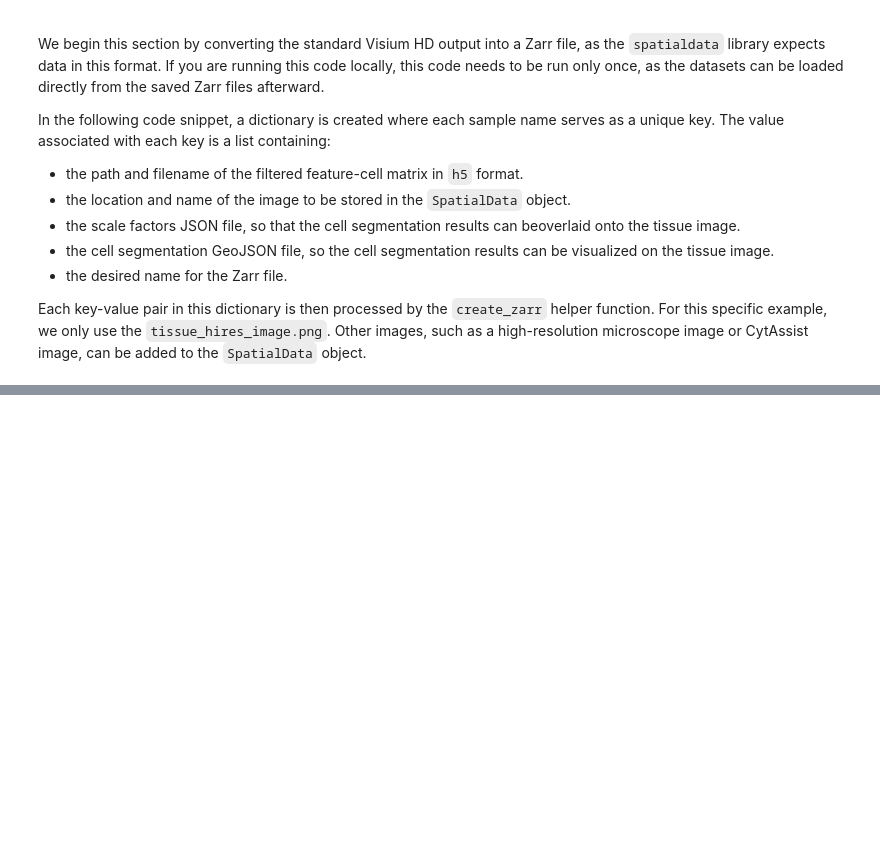
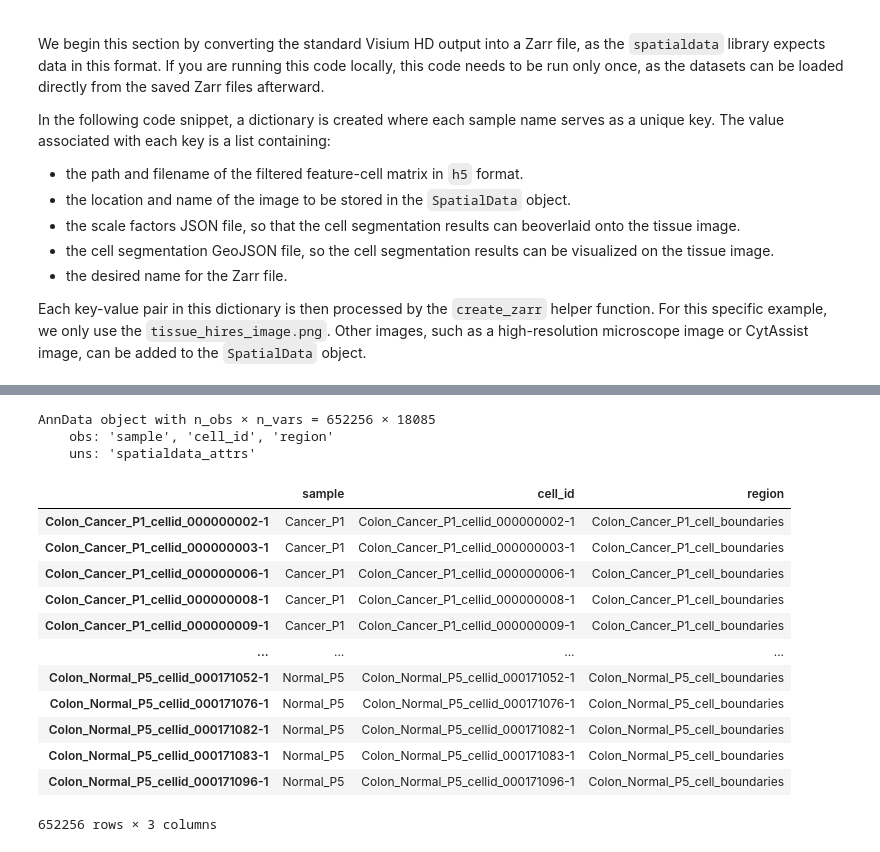
Before and after one commit to jmakings/visiumhd, a Jupyter notebook: notebooks/00_visium_hd_multi_sample_comparison_python.ipynb, the cells around one changed output, grey strips where cells are left out. Saved outputs shown, nothing was run; the diff lists cells and outputs as text; code cells hidden in the pictures; blank space fills up the shorter version.

```diff
--- a/notebooks/00_visium_hd_multi_sample_comparison_python.ipynb
+++ b/notebooks/00_visium_hd_multi_sample_comparison_python.ipynb
@@ -352,0 +378,36 @@ FileNotFoundError: [Errno 2] Unable to synchronously open file (unable to open f
+# %%
+%%time
+
+# Loading the zarr files
+visium_hd_zarr_paths = {
+    "Cancer_P1": "./Colon_Cancer_P1",
+    "Cancer_P2": "./Colon_Cancer_P2",
+    "Normal_P3": "./Colon_Normal_P3",
+    "Normal_P5": "./Colon_Normal_P5"
+}
+
+
+# Loading samples into a dictionary
+sdatas = []
+for key, path in visium_hd_zarr_paths.items():
+    sdata = spd.read_zarr(path)
+
+    for table in sdata.tables.values():
+        table.var_names_make_unique()
+        table.obs["sample"] = key
+
+    sdatas.append(sdata)
+    del sdata, table
+    gc.collect()
+# Concatenate
+concatenated_sdata = spd.concatenate(sdatas, concatenate_tables=True)
+
+concatenated_sdata.write("concatenated_sdata", overwrite=True)
+
+del concatenated_sdata,sdatas,visium_hd_zarr_paths, key, path
+gc.collect()
+
+concatenated_sdata = spd.read_zarr("concatenated_sdata")
+
+print("---------------------------------")
+print(concatenated_sdata)
@@ -352,0 +484,23 @@ FileNotFoundError: [Errno 2] Unable to synchronously open file (unable to open f
+# %%
+adata = concatenated_sdata["segmentation_counts"] # we link the AnnData Table in the SpatialData object to the variable adata to make the code easier to read
+adata
+# %% [output]
+AnnData object with n_obs × n_vars = 652256 × 18085
+    obs: 'sample', 'cell_id', 'region'
+    uns: 'spatialdata_attrs'
+# %%
+adata.obs
+# %% [output]
+|  | sample | cell_id | region |
+| Colon_Cancer_P1_cellid_000000002-1 | Cancer_P1 | Colon_Cancer_P1_cellid_000000002-1 | Colon_Cancer_P1_cell_boundaries |
+| Colon_Cancer_P1_cellid_000000003-1 | Cancer_P1 | Colon_Cancer_P1_cellid_000000003-1 | Colon_Cancer_P1_cell_boundaries |
+| Colon_Cancer_P1_cellid_000000006-1 | Cancer_P1 | Colon_Cancer_P1_cellid_000000006-1 | Colon_Cancer_P1_cell_boundaries |
+| Colon_Cancer_P1_cellid_000000008-1 | Cancer_P1 | Colon_Cancer_P1_cellid_000000008-1 | Colon_Cancer_P1_cell_boundaries |
+| Colon_Cancer_P1_cellid_000000009-1 | Cancer_P1 | Colon_Cancer_P1_cellid_000000009-1 | Colon_Cancer_P1_cell_boundaries |
+| ... | ... | ... | ... |
+| Colon_Normal_P5_cellid_000171052-1 | Normal_P5 | Colon_Normal_P5_cellid_000171052-1 | Colon_Normal_P5_cell_boundaries |
+| Colon_Normal_P5_cellid_000171076-1 | Normal_P5 | Colon_Normal_P5_cellid_000171076-1 | Colon_Normal_P5_cell_boundaries |
+| Colon_Normal_P5_cellid_000171082-1 | Normal_P5 | Colon_Normal_P5_cellid_000171082-1 | Colon_Normal_P5_cell_boundaries |
+| Colon_Normal_P5_cellid_000171083-1 | Normal_P5 | Colon_Normal_P5_cellid_000171083-1 | Colon_Normal_P5_cell_boundaries |
+| Colon_Normal_P5_cellid_000171096-1 | Normal_P5 | Colon_Normal_P5_cellid_000171096-1 | Colon_Normal_P5_cell_boundaries |
+652256 rows × 3 columns
```
Also changed, not shown: parts of 19 cells of this notebook.
